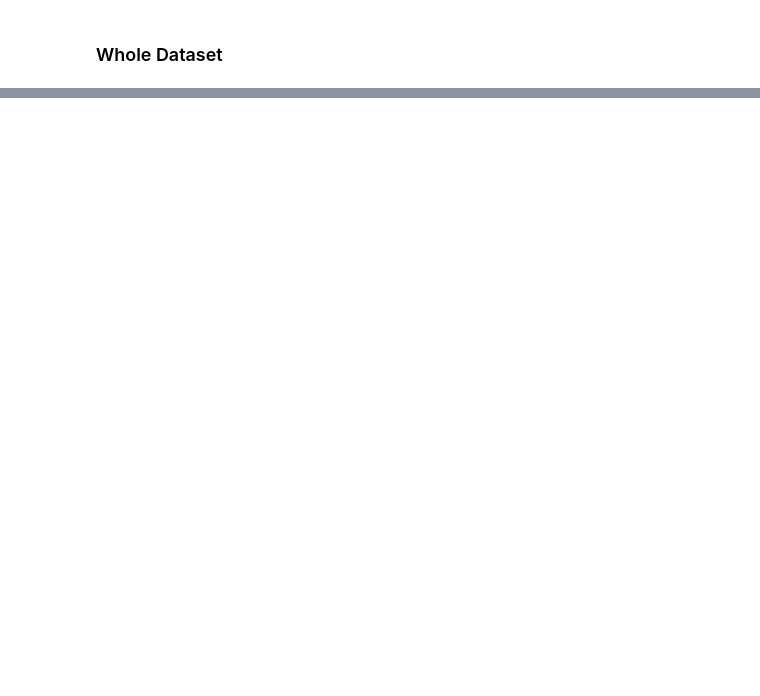
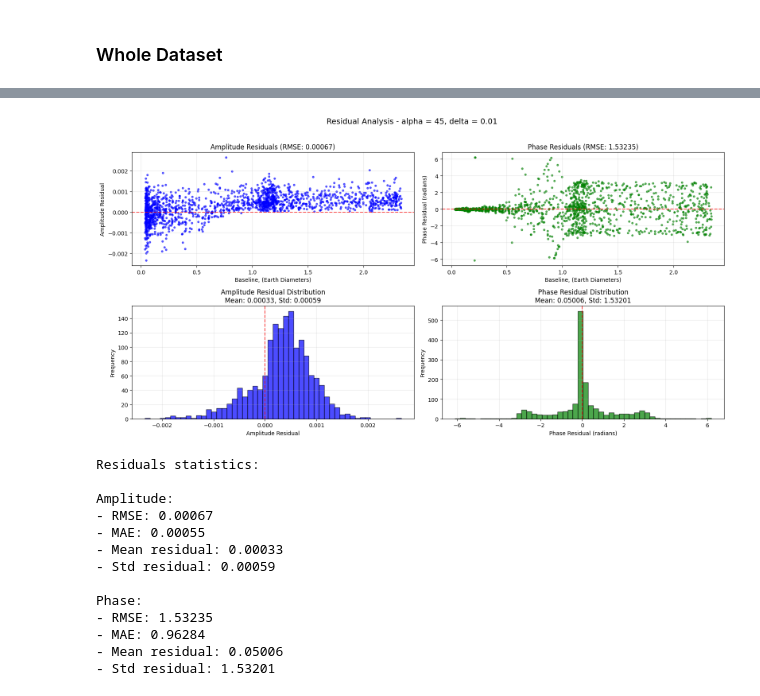
Before and after one commit to Torward1024/pyKAN_VLBI_1D, a Jupyter notebook: notebook.ipynb, the cells around one changed output, grey strips where cells are left out. Drawn from its saved outputs; the diff is of its cells as text; code cells hidden in the pictures; blank space fills up the shorter version.

```diff
--- a/notebook.ipynb
+++ b/notebook.ipynb
@@ -382,13 +442,28 @@ fig, axs = plot_whole_predictions(filtered_data_noisy, results_amplitude_whole_n
 # %%
 fig, stats = plot_residuals_analysis(
     filtered_data=filtered_data_noisy,
     results_amplitude=results_amplitude_whole_noisy,
-    results_denormalized=results_phase_whole_noisy,
+    results_phase=results_phase_whole_noisy,
     baseline_col='Baseline',
     amplitude_col='Amplitude',
     phase_col='Phase',
     alpha_test=alpha_test,
     delta_test=delta_test,
     figsize=(16, 8),
     return_stats=True
 )
+# %% [output]
+[figure, added]
+Residuals statistics:
+
+Amplitude:
+- RMSE: 0.00067
+- MAE: 0.00055
+- Mean residual: 0.00033
+- Std residual: 0.00059
+
+Phase:
+- RMSE: 1.53235
+- MAE: 0.96284
+- Mean residual: 0.05006
+- Std residual: 1.53201
```
Also changed, not shown: parts of 23 cells of this notebook, 1 other file.
